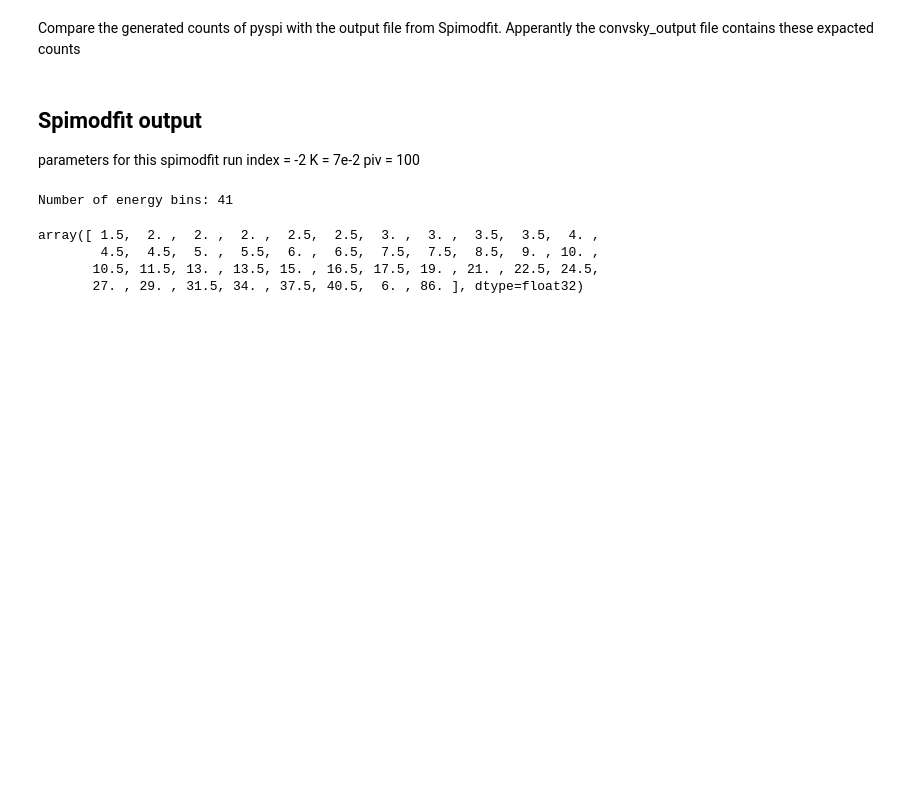
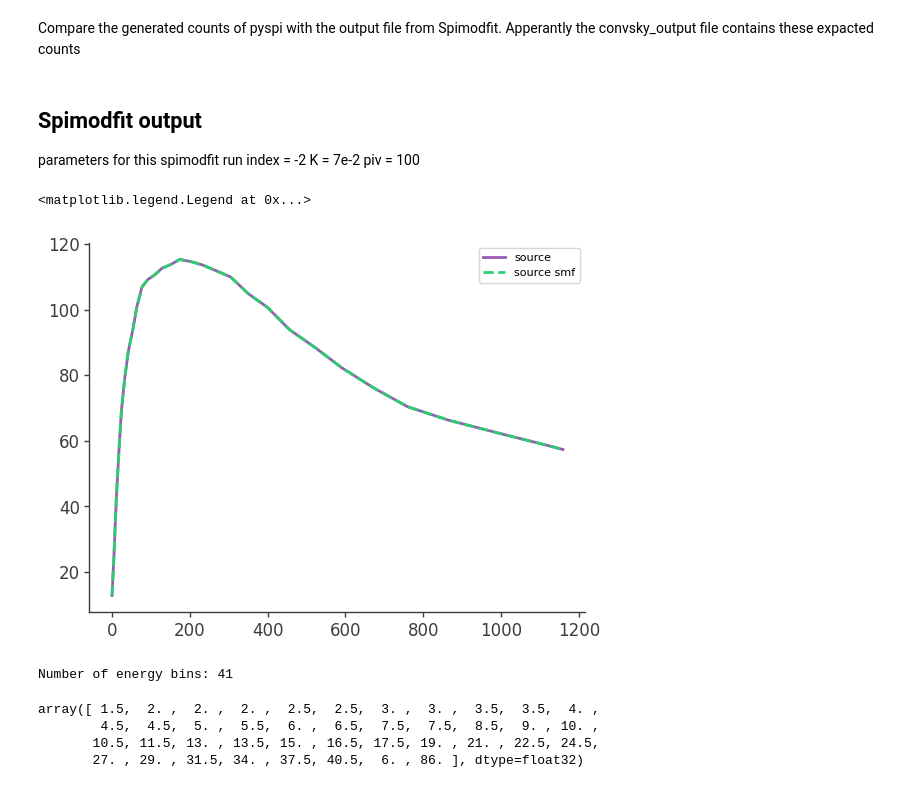
Before and after one commit to timmguthle/INTEGRAL-SPI, a Jupyter notebook: main_files/smf_simulations/compare_expected_counts.ipynb, the cells around one changed output. Saved outputs shown, nothing was run; the diff lists cells and outputs as text; code cells hidden in the pictures; blank space fills up the shorter version.

```diff
--- a/main_files/smf_simulations/compare_expected_counts.ipynb
+++ b/main_files/smf_simulations/compare_expected_counts.ipynb
@@ -61,3 +70,18 @@ spimodfit_counts_41, spimodfit_counts_1160 = np.array(counts_41), np.array(count
+# %%
+i = np.random.randint(0, spimodfit_counts_1160.shape[0]//19)
+d = np.random.randint(0, 19)
+# plt.plot(np_source_counts[19*i+d], label="source")
+# plt.plot(energy_bins[1:], source_counts[85*i:(85*i)+19].sum(axis=0) / e_bounds_width, label="source")
+
+spimodfit_counts_41.shape
+
+plt.plot(spimodfit_counts_bright[19*i+d], label="source")
+plt.plot(spimodfit_counts_1160[19*i+d], label="source smf", linestyle="--")
+
+plt.legend()
+# %% [output]
+<matplotlib.legend.Legend at 0x...>
+[figure, added]
 # %%
 # take a look at the response of spimodfit
 spimodfit_path_1160 = "/home/tguethle/cookbook/SPI_cookbook/examples/automated_Crab/fit_Crab_bright_100_small_bins/"
```
Also changed, not shown: parts of 2 cells of this notebook, 15 other files.
